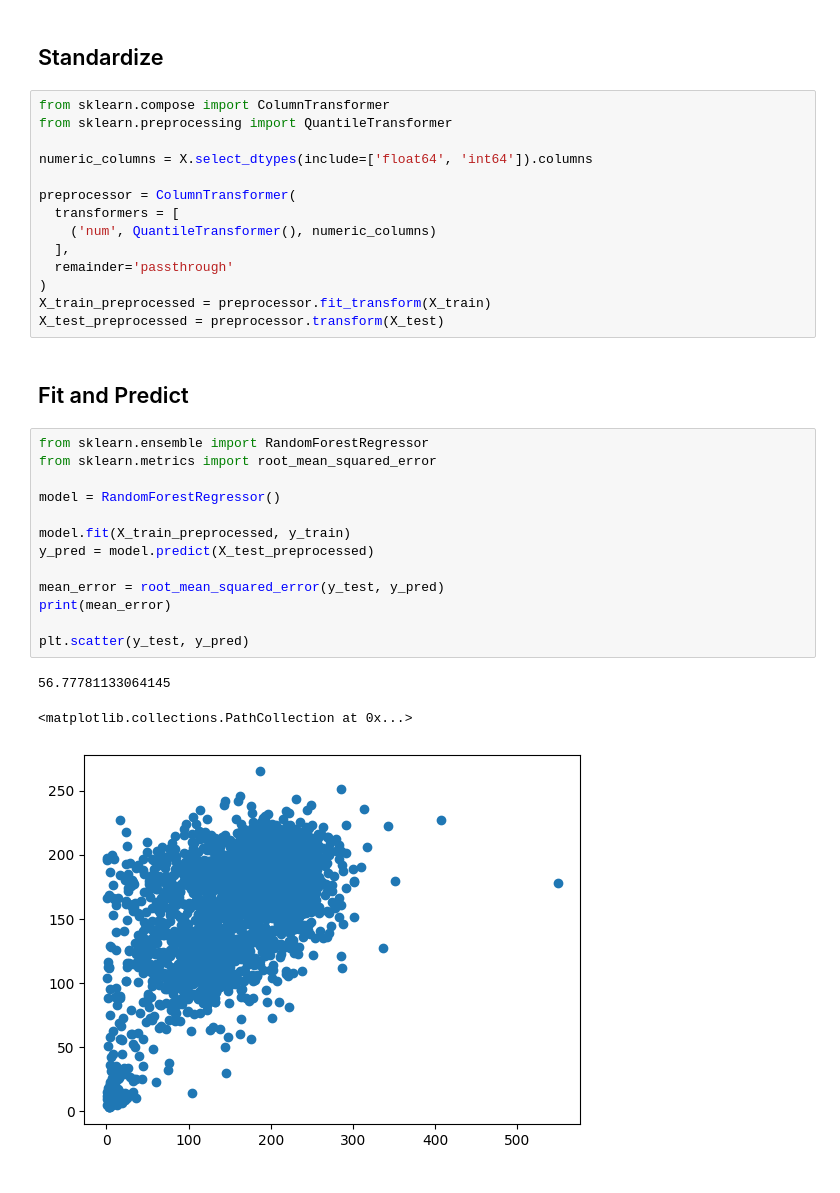
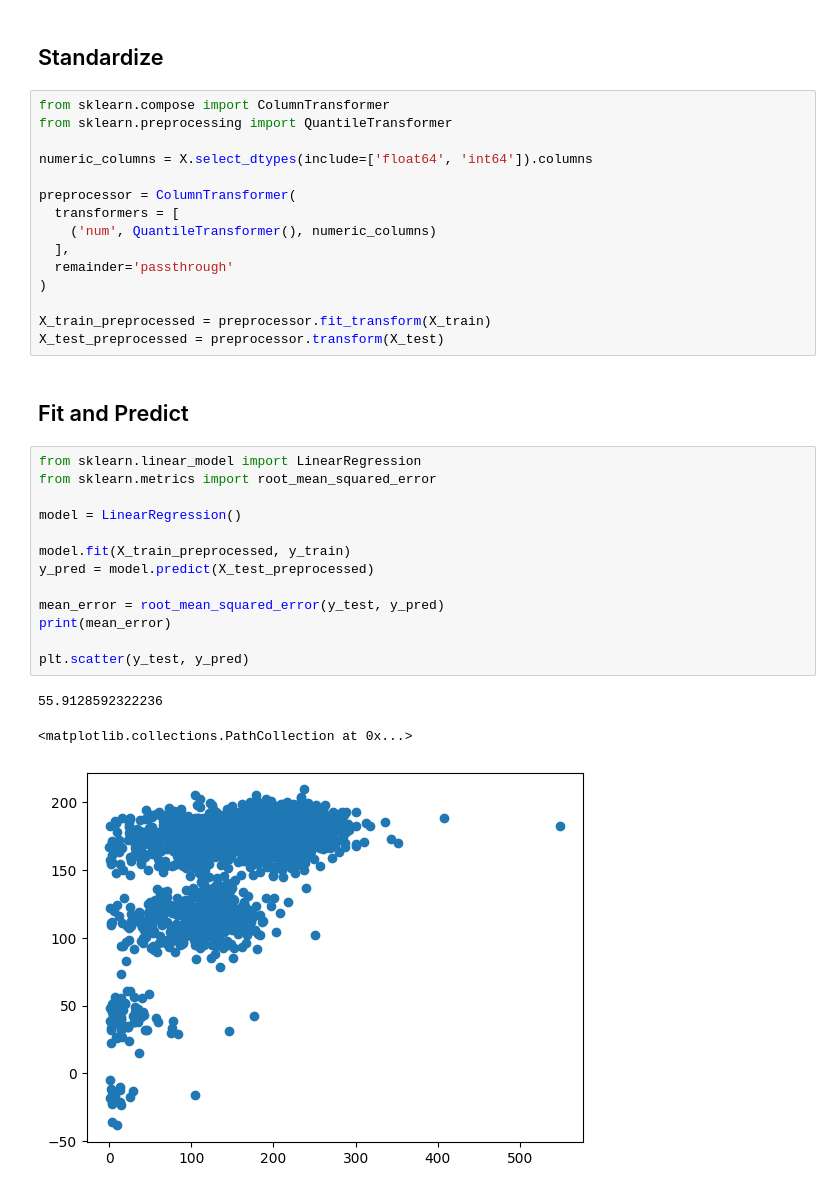
Before and after one commit to MwBm/DataAnalysisIntro, a Jupyter notebook: disneyData.ipynb, the cells around one changed output. Cells and saved outputs as stored; diff of their text form.

Commit message:
switching to linearregression

```diff
--- a/disneyData.ipynb
+++ b/disneyData.ipynb
@@ -406,24 +402,25 @@ preprocessor = ColumnTransformer(
   ],
   remainder='passthrough'
 )
+
 X_train_preprocessed = preprocessor.fit_transform(X_train)
 X_test_preprocessed = preprocessor.transform(X_test)
 # %% [markdown]
 ## Fit and Predict
 # %%
-from sklearn.ensemble import RandomForestRegressor
+from sklearn.linear_model import LinearRegression
 from sklearn.metrics import root_mean_squared_error
 
-model = RandomForestRegressor()
+model = LinearRegression()
 
 model.fit(X_train_preprocessed, y_train)
 y_pred = model.predict(X_test_preprocessed)
 
 mean_error = root_mean_squared_error(y_test, y_pred)
 print(mean_error)
 
 plt.scatter(y_test, y_pred)
 # %% [output]
-56.77781133064145
+55.9128592322236
 <matplotlib.collections.PathCollection at 0x...>
-[figure, old version]
+[figure, new version]
```
Also changed, not shown: parts of 6 cells of this notebook, 1 other file.
